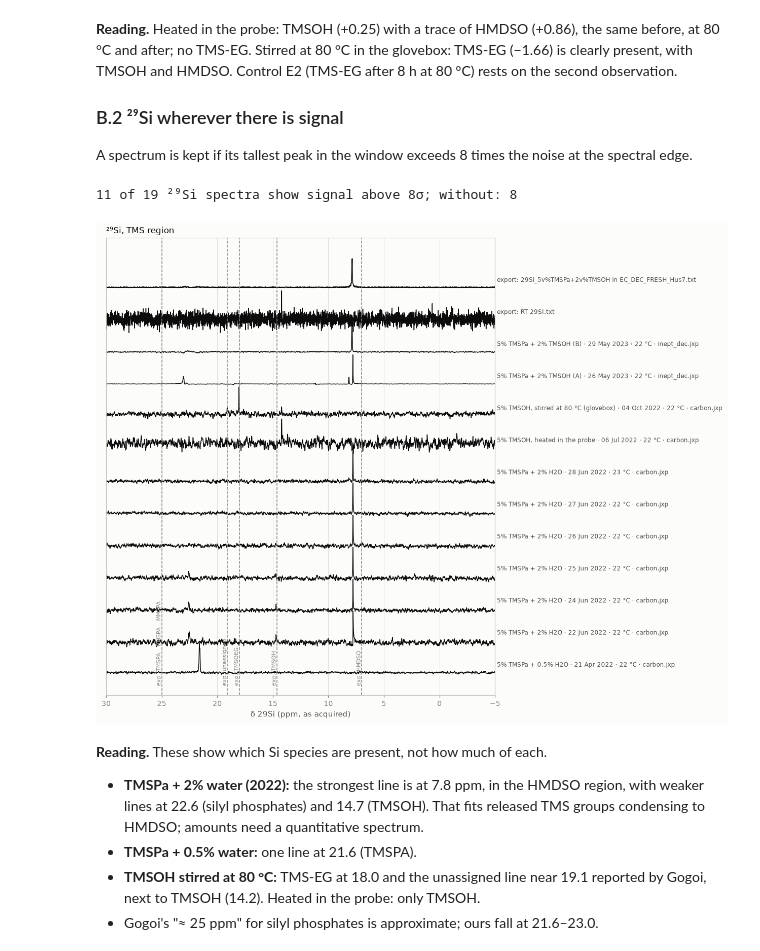
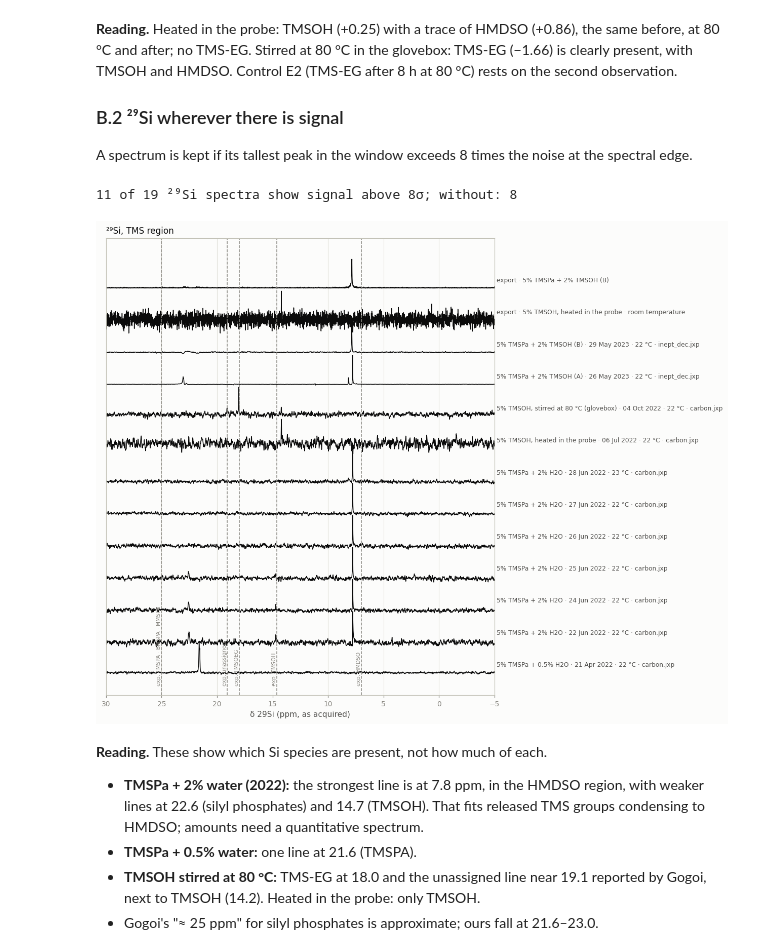
Before and after one commit to yralcaraz/atom-to-reactor, a Jupyter notebook: notebooks/04_lab_nmr_data_overview.ipynb, the cells around one changed output. Drawn from its saved outputs; the diff is of its cells as text; code cells hidden in the pictures.

```diff
--- a/notebooks/04_lab_nmr_data_overview.ipynb
+++ b/notebooks/04_lab_nmr_data_overview.ipynb
@@ -70,25 +69,10 @@ The autoreload extension is already loaded. To reload it, use:
 
 `build_lab_nmr_inventory` reads the header of every `.jdf` file (the instrument's format). The sample each folder holds is set by hand from the folder name; one folder holds two samples, and there the title stored in the file decides. Composition is in vol% in EC/DEC 1:1, as in Gogoi 2024.
 # %%
-SAMPLE_OF_FOLDER = {
-    '5% TMSPa + 0.5v% H2O in EC-DEC':                          '5% TMSPa + 0.5% H2O',
-    '5% TMSPa + 2v% H2O in EC-DEC/Ramping Temperature':        '5% TMSPa + 2% H2O',
-    '5% TMSPa + 2v% H2O in EC-DEC/After Ramping Temperature':  '5% TMSPa + 2% H2O',
-    '5v% TMSOH in EC-DEC heated in the NMR spectrometer':      '5% TMSOH, heated in the probe',
-    '5v% TMSOH EC-DEC stirred at 80oC in glovebox':            '5% TMSOH, stirred at 80 °C (glovebox)',
-    '5v%TMSPa in EDEC':                                        '5% TMSPa',
-    'NG230525_5v%TMSPa in EC_DEC_AFTER 10 DAYS':               '5% TMSPa',
-    '5v%TMSPa+2v%TMSOH in ECDEC':                              '5% TMSPa + 2% TMSOH (A)',
-    'NG230525_5v%TMSPa+2v%TMSOH in EC_DEC_AFTER 10 DAYS':      '5% TMSPa + 2% TMSOH (A)',
-    'NG230530_5v%TMSPa+2v%TMSOH in EC_DEC_FRESH_Hus 7':        '5% TMSPa + 2% TMSOH (B)',
-    '5v% TMSOH+2v% H2O in ECDEC':                              '5% TMSOH + 2% H2O',
-    '5v%TMSOTMS+2v%H2O in ECDEC':                              '5% TMSOTMS + 2% H2O',
-}
+_FOLDERS = load_lab_sample_folders()          # raw folder and title names are private data
+SAMPLE_OF_FOLDER = _FOLDERS['sample_of_folder']
 # The one folder with two samples: decided by the title stored in each file
-SAMPLE_OF_TITLE = {
-    'NG230525_5v%TMSOH+2v%H2O in EC:DEC':   '5% TMSOH + 2% H2O',
-    'NG230525_5v%TMSOTMS+2v%H2O in EC:DEC': '5% TMSOTMS + 2% H2O',
-}
+SAMPLE_OF_TITLE = _FOLDERS['sample_of_title']
 # What was done to each sample, read from the folder names and the dates in the table below
 WHAT_WAS_DONE = {
     '5% TMSPa + 0.5% H2O':                   'room temperature, one day',
@@ -337,16 +279,12 @@ The appendices hold the other nuclei (¹³C, ²⁹Si, ¹H), the check of the aut
 
 For TMSPa + 0.5% water, Neha exported the processed spectra as text. Our transform of the same raw signals is overlaid on them: the peaks must fall at the same ppm. **This covers one sample only**; the rest are processed without an external reference.
 # %%
-folder = DATA_DIR / '5% TMSPa + 0.5v% H2O in EC-DEC'
-for nucleus, fid, export, windows in [
-        ('31P', 'WW-NG-S1 TMSPa+H2O in EC-DEC_31P-1-1.jdf', 'WW-NG-S1 TMSPa+H2O in EC-DEC_31P-1.asc',
-         [(-27, -22), (-16, -12), (-152, -136)]),
-        ('29Si', 'WW-NG-S1 TMSPa+H2O in EC-DEC_silicon-1-1.jdf', 'WW-NG-S1 TMSPa+H2O in EC-DEC_silicon-1.asc',
-         [(15, 28), (-130, -90)]),
-        ('13C', 'WW-NG-S1 TMSPa+H2O in EC-DEC_Carbon-1-1.jdf', 'WW-NG-S1 TMSPa+H2O in EC-DEC_Carbon-1.asc',
-         [(-2, 2), (60, 68), (150, 160)])]:
-    ours = [load_spectrum(folder / fid, window_ppm=w) for w in windows]
-    fig = plot_processing_check(ours, load_text_spectrum(folder / export), windows_ppm=windows, nucleus=nucleus,
-                                title=f'{nucleus}: {fid}')
+check = load_lab_sample_folders()['processing_check']
+folder = DATA_DIR / check['folder']
+for case in check['cases']:
+    nucleus, windows = case['nucleus'], [tuple(w) for w in case['windows']]
+    ours = [load_spectrum(folder / case['fid'], window_ppm=w) for w in windows]
+    fig = plot_processing_check(ours, load_text_spectrum(folder / case['export']), windows_ppm=windows, nucleus=nucleus,
+                                title=f'{nucleus}: processing check, TMSPa + 0.5% H2O')
     plt.show()
 # %% [output]
@@ -377,19 +315,18 @@ A spectrum is kept if its tallest peak in the window exceeds 8 times the noise a
 # %%
 si = inventory[inventory['nucleus'] == '29Si'].drop_duplicates('data_md5').sort_values('acquired_at')
 traces, empty = [], []
 for _, r in si.iterrows():
     ppm, y = spectrum(r, (-5, 30))
     window = (ppm > -5) & (ppm < 30)
     (traces if y[window].max() > 8 * estimate_noise(y) else empty).append((label(r) + f" · {r['experiment']}", ppm, y))
-for name in ['5v% TMSOH in EC-DEC heated in the NMR spectrometer/RT 29SI.txt',
-             'NG230530_5v%TMSPa+2v%TMSOH in EC_DEC_FRESH_Hus 7/29Si_5v%TMSPa+2v%TMSOH in EC_DEC_FRESH_Hus7.txt']:
-    traces.append(('export: ' + Path(name).name, *load_text_spectrum(DATA_DIR / name)))
+for export in load_lab_sample_folders()['si_text_exports']:
+    traces.append((export['label'], *load_text_spectrum(DATA_DIR / export['path'])))
 print(f'{len(traces) - 2} of {len(si)} ²⁹Si spectra show signal above 8σ; without: {len(empty)}')
 plot_spectra_stack(traces, window_ppm=(-5, 30), nucleus='29Si', experimental=experimental, title='²⁹Si, TMS region')
 plt.show()
 # %% [output]
 11 of 19 ²⁹Si spectra show signal above 8σ; without: 8
-[figure, old version]
+[figure, new version]
 # %% [markdown]
 **Reading.** These show which Si species are present, not how much of each.
 - **TMSPa + 2% water (2022):** the strongest line is at 7.8 ppm, in the HMDSO region, with weaker lines at 22.6 (silyl phosphates) and 14.7 (TMSOH). That fits released TMS groups condensing to HMDSO; amounts need a quantitative spectrum.
```
Also changed, not shown: parts of 6 cells of this notebook, 50 other files.
